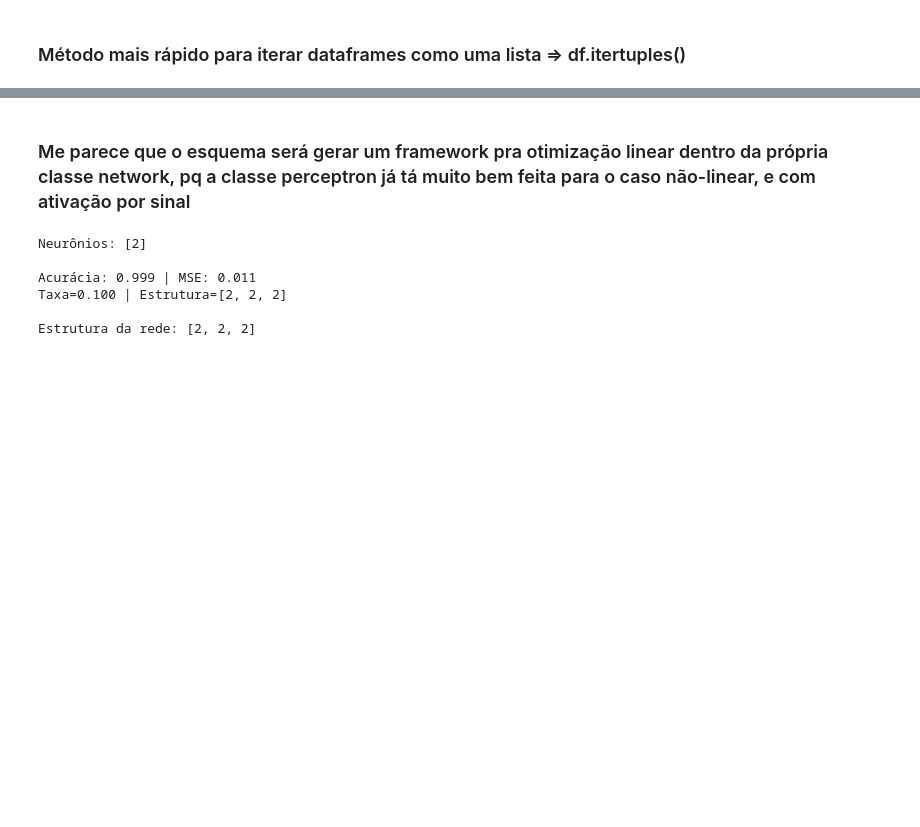
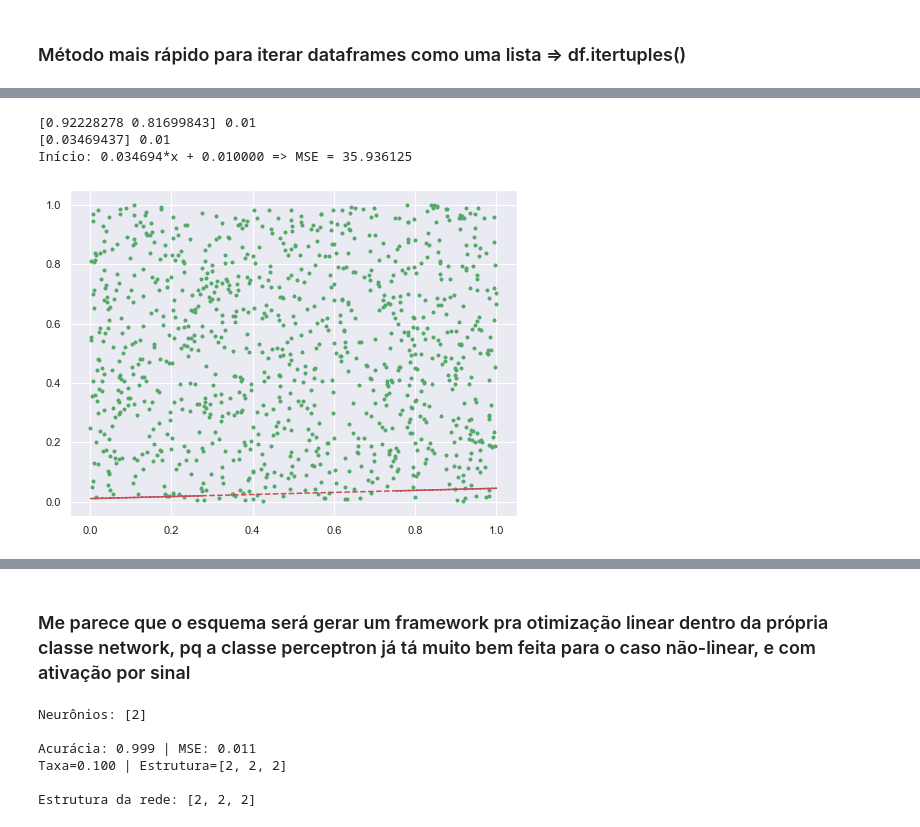
Before and after one commit to feanored/Perceptron, a Jupyter notebook: Retas.ipynb, the cells around one changed output, grey strips where cells are left out. Cells and saved outputs as stored; diff of their text form; code cells hidden in the pictures; blank space fills up the shorter version.

```diff
--- a/Retas.ipynb
+++ b/Retas.ipynb
@@ -50,7 +51,17 @@ plt.show()
 # %%
-network = Network([2, 1, 1], taxa=0.08, ativacoes=[sigmoid, der_sigm, idem, one])
+network = Network([2, 1, 1], taxa=0.001, ativacoes=[l_relu, der_l_relu, idem, one])
+
+for layer in network.layers[1:]:
+    for neuron in layer.neurons:
+        print(neuron.weights, neuron.bias)
+
 a = network.layers[2].neurons[0].weights[0]
 b = network.layers[2].neurons[0].bias
 mse = network.norma_l2(x_train, y_train)
 print("Início: %f*x + %f => MSE = %f"%(a, b, mse))
 plot(x_train, a, b)
+# %% [output]
+[0.92228278 0.81699843] 0.01
+[0.03469437] 0.01
+Início: 0.034694*x + 0.010000 => MSE = 35.936125
+[figure, added]
```
Also changed, not shown: parts of 18 cells of this notebook, 6 other files.
